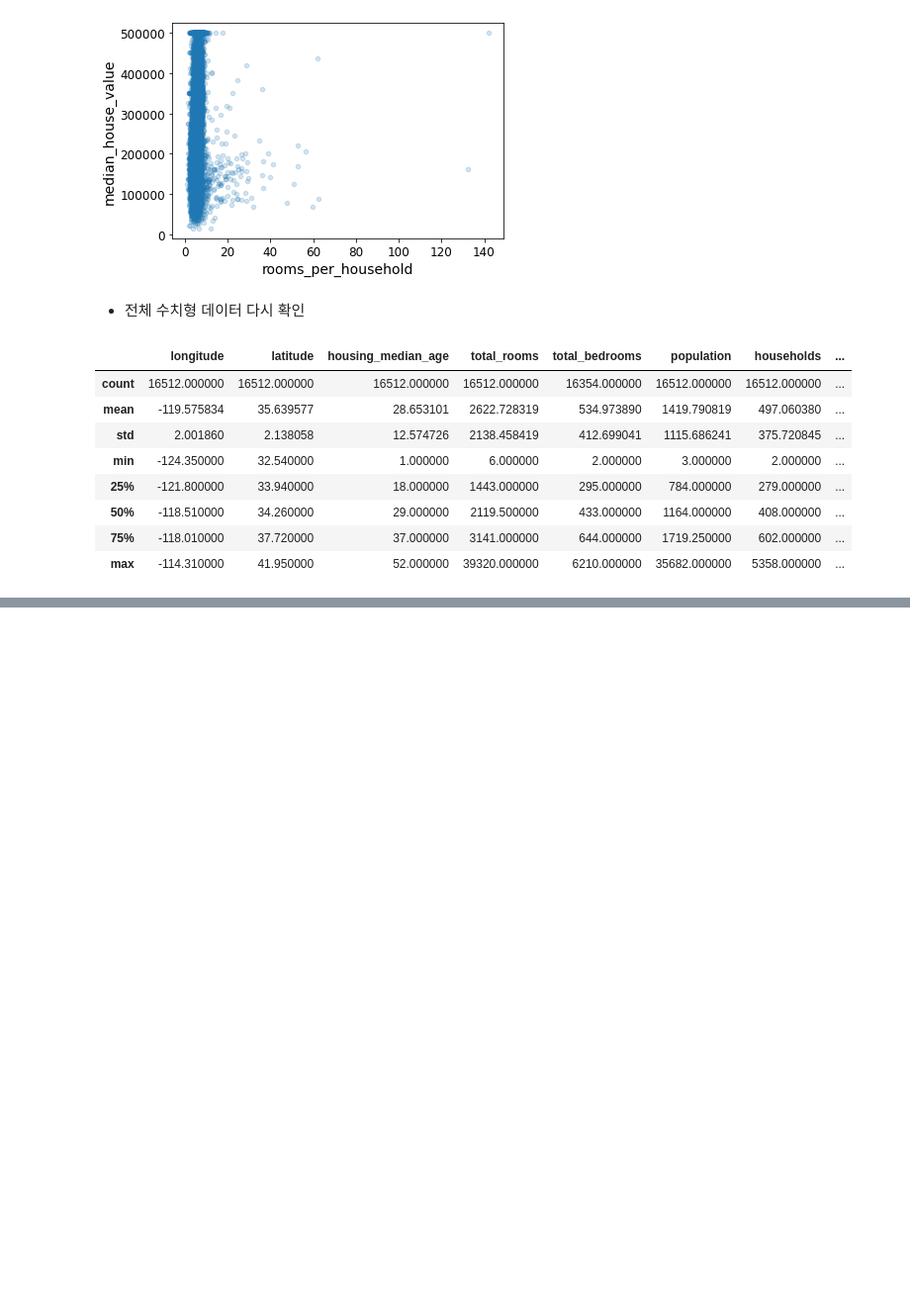
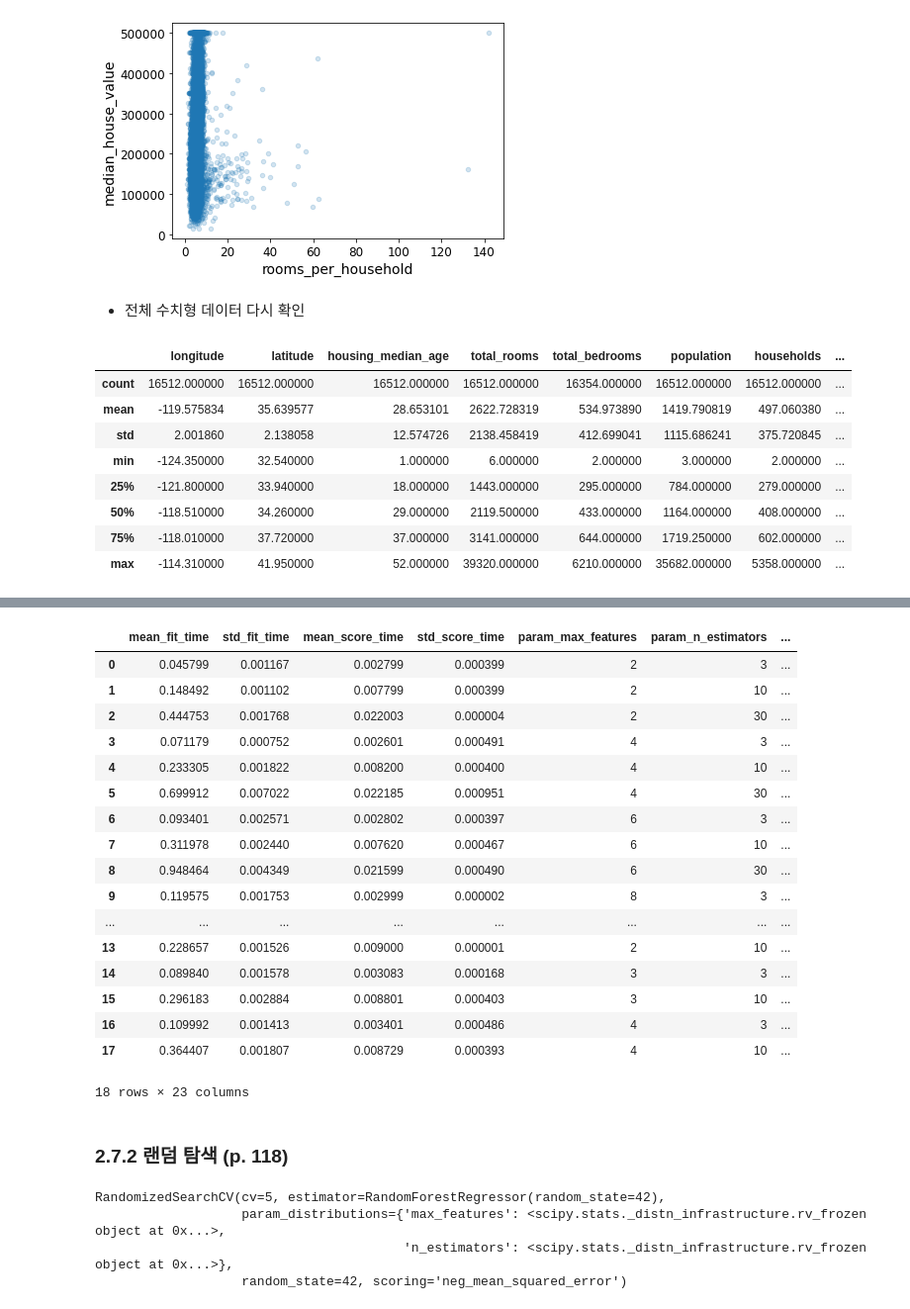
Before and after one commit to codingalzi/handson-ml2, a Jupyter notebook: notebooks/handson-ml-02.ipynb, the cells around one changed output, grey strips where cells are left out. Shown at 99% size. Saved outputs shown, nothing was run; the diff lists cells and outputs as text; code cells hidden in the pictures; blank space fills up the shorter version.

```diff
--- a/notebooks/handson-ml-02a.ipynb
+++ b/notebooks/handson-ml-02.ipynb
@@ -540,0 +962,5 @@ housing.describe()
+# %%
+from sklearn.tree import DecisionTreeRegressor
+
+tree_reg = DecisionTreeRegressor(random_state=42)
+tree_reg.fit(housing_prepared, housing_labels)
@@ -540,0 +1010,5 @@ housing.describe()
+# %%
+from sklearn.ensemble import RandomForestRegressor
+
+forest_reg = RandomForestRegressor(n_estimators=100, random_state=42)
+forest_reg.fit(housing_prepared, housing_labels)
@@ -540,0 +1050,9 @@ housing.describe()
+# %%
+from sklearn.svm import SVR
+
+svm_reg = SVR(kernel="linear")
+svm_reg.fit(housing_prepared, housing_labels)
+housing_predictions = svm_reg.predict(housing_prepared)
+svm_mse = mean_squared_error(housing_labels, housing_predictions)
+svm_rmse = np.sqrt(svm_mse)
+svm_rmse
@@ -540,0 +1065,16 @@ housing.describe()
+# %%
+from sklearn.model_selection import GridSearchCV
+
+param_grid = [
+    # 12(=3×4)개의 하이퍼파라미터 조합을 시도합니다.
+    {'n_estimators': [3, 10, 30], 'max_features': [2, 4, 6, 8]},
+    # bootstrap은 False로 하고 6(=2×3)개의 조합을 시도합니다.
+    {'bootstrap': [False], 'n_estimators': [3, 10], 'max_features': [2, 3, 4]},
+  ]
+
+forest_reg = RandomForestRegressor(random_state=42)
+# 다섯 개의 폴드로 훈련하면 총 (12+6)*5=90번의 훈련이 일어납니다.
+grid_search = GridSearchCV(forest_reg, param_grid, cv=5,
+                           scoring='neg_mean_squared_error',
+                           return_train_score=True)
+grid_search.fit(housing_prepared, housing_labels)
@@ -540,0 +1123,41 @@ housing.describe()
+# %%
+pd.DataFrame(grid_search.cv_results_)
+# %% [output]
+|  | mean_fit_time | std_fit_time | mean_score_time | std_score_time | param_max_features | param_n_estimators | ... |
+| 0 | 0.045799 | 0.001167 | 0.002799 | 0.000399 | 2 | 3 | ... |
+| 1 | 0.148492 | 0.001102 | 0.007799 | 0.000399 | 2 | 10 | ... |
+| 2 | 0.444753 | 0.001768 | 0.022003 | 0.000004 | 2 | 30 | ... |
+| 3 | 0.071179 | 0.000752 | 0.002601 | 0.000491 | 4 | 3 | ... |
+| 4 | 0.233305 | 0.001822 | 0.008200 | 0.000400 | 4 | 10 | ... |
+| 5 | 0.699912 | 0.007022 | 0.022185 | 0.000951 | 4 | 30 | ... |
+| 6 | 0.093401 | 0.002571 | 0.002802 | 0.000397 | 6 | 3 | ... |
+| 7 | 0.311978 | 0.002440 | 0.007620 | 0.000467 | 6 | 10 | ... |
+| 8 | 0.948464 | 0.004349 | 0.021599 | 0.000490 | 6 | 30 | ... |
+| 9 | 0.119575 | 0.001753 | 0.002999 | 0.000002 | 8 | 3 | ... |
+| ... | ... | ... | ... | ... | ... | ... | ... |
+| 13 | 0.228657 | 0.001526 | 0.009000 | 0.000001 | 2 | 10 | ... |
+| 14 | 0.089840 | 0.001578 | 0.003083 | 0.000168 | 3 | 3 | ... |
+| 15 | 0.296183 | 0.002884 | 0.008801 | 0.000403 | 3 | 10 | ... |
+| 16 | 0.109992 | 0.001413 | 0.003401 | 0.000486 | 4 | 3 | ... |
+| 17 | 0.364407 | 0.001807 | 0.008729 | 0.000393 | 4 | 10 | ... |
+18 rows × 23 columns
+# %% [markdown]
+### 2.7.2 랜덤 탐색 (p. 118)
+# %%
+from sklearn.model_selection import RandomizedSearchCV
+from scipy.stats import randint
+
+param_distribs = {
+        'n_estimators': randint(low=1, high=200),
+        'max_features': randint(low=1, high=8),
+    }
+
+forest_reg = RandomForestRegressor(random_state=42)
+rnd_search = RandomizedSearchCV(forest_reg, param_distributions=param_distribs,
+                                n_iter=10, cv=5, scoring='neg_mean_squared_error', random_state=42)
+rnd_search.fit(housing_prepared, housing_labels)
+# %% [output]
+RandomizedSearchCV(cv=5, estimator=RandomForestRegressor(random_state=42),
+                   param_distributions={'max_features': <scipy.stats._distn_infrastructure.rv_frozen object at 0x...>,
+                                        'n_estimators': <scipy.stats._distn_infrastructure.rv_frozen object at 0x...>},
+                   random_state=42, scoring='neg_mean_squared_error')
```
Also changed, not shown: parts of 162 cells of this notebook, 4 other files.
